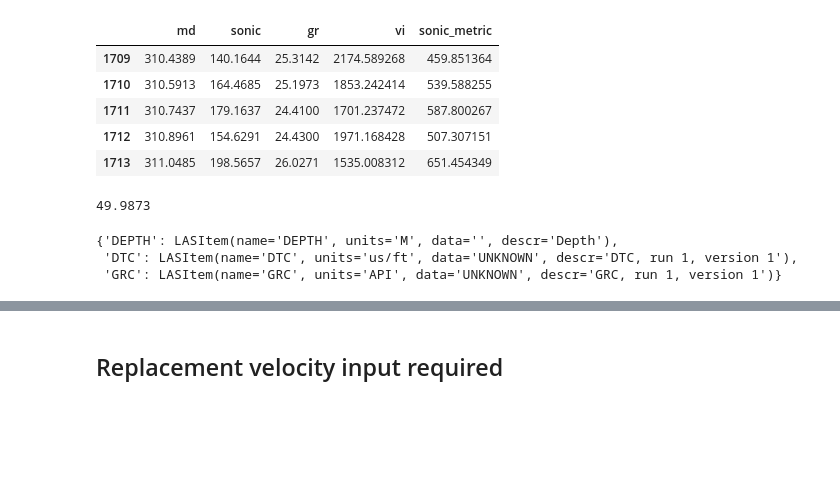
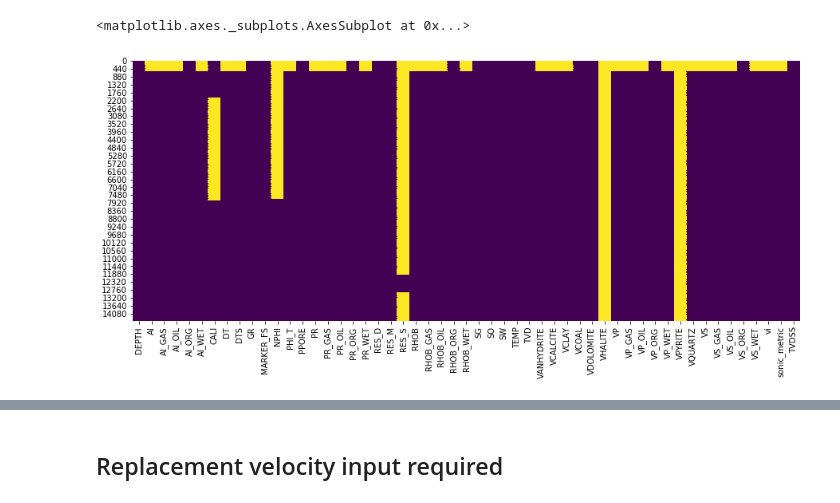
Before and after one commit to ABDunbar/NPD-Well-Velocity-Integration, a Jupyter notebook: m172.ipynb, the cells around one changed output, grey strips where cells are left out. Cells and saved outputs as stored; diff of their text form; code cells hidden in the pictures; blank space fills up the shorter version.

```diff
--- a/m172.ipynb
+++ b/m172.ipynb
@@ -14,2 +15,34 @@ data = LASReader(file, null_subs=np.nan)
 
 #DT = data.data['DTC'][~np.isnan(data.data['DTC'])]
+# %%
+data.curves.items
+data.well.items
+
+KB_elev = float(data.well.EKB.data)  # Kelly Bushing elevation
+water_depth = float(data.well.EGL.data) # Depth to Sea Floor below sea level
+top_of_log = float(data.well.STRT.data)
+
+print ("KB elevation [m]: ", KB_elev) # Kelly Bushing (ft)
+print ("Seafloor elevation [m]: ", water_depth) # Depth to sea floor below sea level
+print ("Top of sonic log [m]: ", top_of_log)
+
+#-----------------#
+# replacement interval between SRD and seabed
+water_vel = 1480  # velocity of sea water [m/s]
+water_twt = abs(water_depth) / water_vel
+print ("One-way water_time: ", water_twt)
+
+
+#----------------#
+# replacement interval between seabed and top of log
+repl_int = top_of_log - abs(water_depth) # Depth[m]
+repl_vel = 1800                     # m/s
+repl_time = repl_int / repl_vel
+log_start_time = water_twt + repl_time
+log_start_comb_vel = top_of_log / log_start_time
+
+
+print ('SRD to log, time:', log_start_time)
+print ("Seabed to top of log replacement interval [m]: ", repl_int)
+print ("Seabed to top of log two-way-replacement time [sec]: ", repl_time)
+print ("Combined velocity to top of log [m/s]", log_start_comb_vel)
@@ -16,29 +58,15 @@ data = LASReader(file, null_subs=np.nan)
 # %%
 #df=pd.read_csv(file, skiprows=37, sep='\s+', na_values='-999.0000', header=None)
 df = pd.DataFrame(data.data)
+df['vi']=304800/df.DT
+df['sonic_metric'] = df.DT * 3.2808
+df['TVDSS'] = df.TVD + KB_elev
-# %%
-df.columns=['md','sonic','gr']
-# %%
-df['vi']=304800/df.sonic
-df['sonic_metric'] = df.sonic * 3.2808
+# %%
+plt.figure(figsize=(15,6))
+sns.heatmap(df.isnull(), cmap='viridis', cbar=False)
+# %% [output]
+<matplotlib.axes._subplots.AxesSubplot at 0x...>
+[figure, added]
 # %%
-df = df.dropna()
+df = df.dropna(how='all', axis=1) # drop columns with all values missing
 # fillna(values around the missing)
-df.head()
-# %% [output]
-|  | md | sonic | gr | vi | sonic_metric |
-| 1709 | 310.4389 | 140.1644 | 25.3142 | 2174.589268 | 459.851364 |
-| 1710 | 310.5913 | 164.4685 | 25.1973 | 1853.242414 | 539.588255 |
-| 1711 | 310.7437 | 179.1637 | 24.4100 | 1701.237472 | 587.800267 |
-| 1712 | 310.8961 | 154.6291 | 24.4300 | 1971.168428 | 507.307151 |
-| 1713 | 311.0485 | 198.5657 | 26.0271 | 1535.008312 | 651.454349 |
-# %%
-data.start
-# %% [output]
-49.9873
-# %%
-data.curves.items
-# %% [output]
-{'DEPTH': LASItem(name='DEPTH', units='M', data='', descr='Depth'),
- 'DTC': LASItem(name='DTC', units='us/ft', data='UNKNOWN', descr='DTC, run 1, version 1'),
- 'GRC': LASItem(name='GRC', units='API', data='UNKNOWN', descr='GRC, run 1, version 1')}
```
Also changed, not shown: parts of 23 cells of this notebook, 1 other file.
